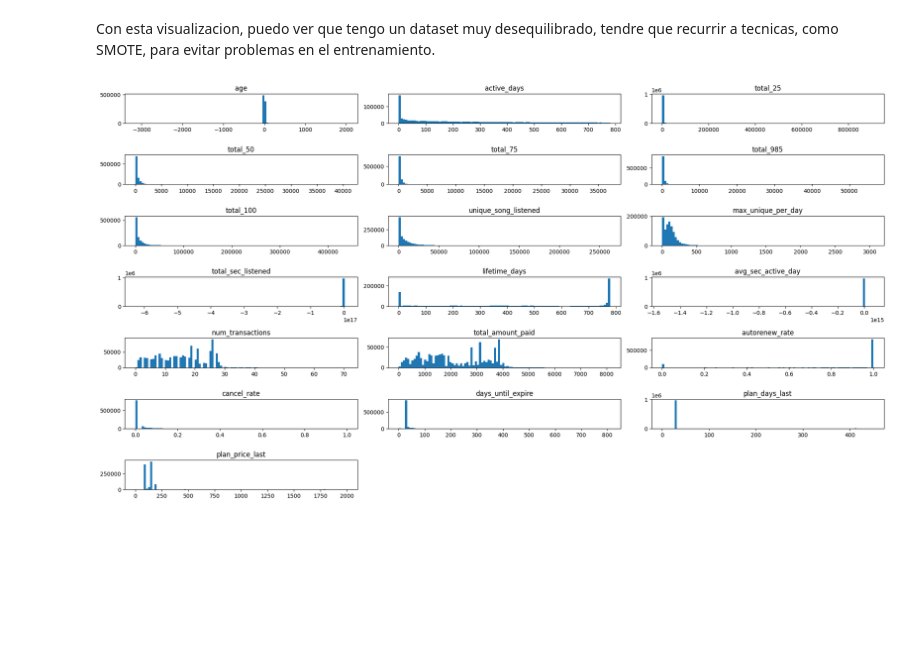
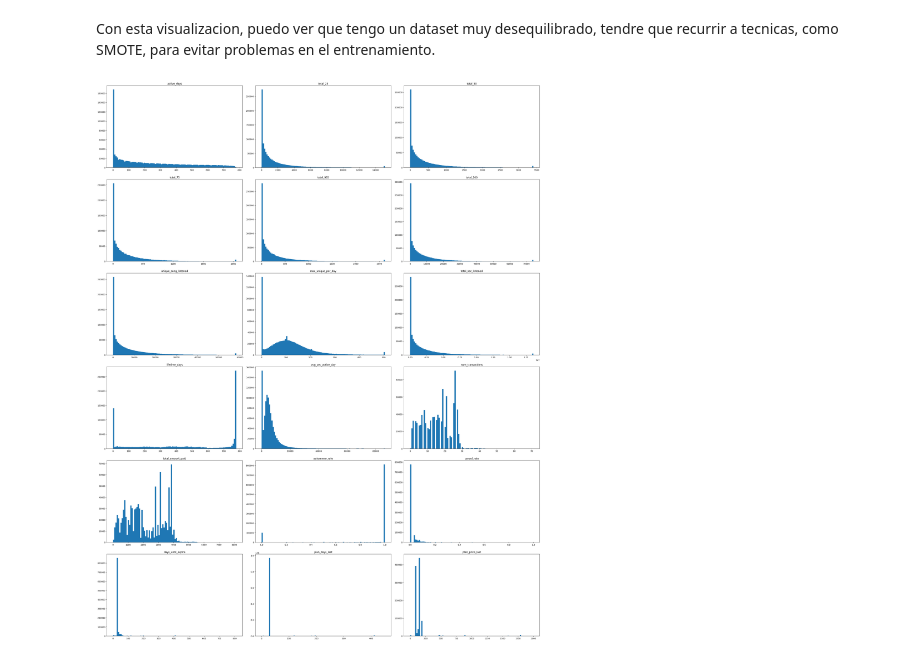
Before and after one commit to Reezo912/Churn-Prediction-KKBox, a Jupyter notebook: src/EDA.ipynb, the cells around one changed output. Drawn from its saved outputs; the diff is of its cells as text; code cells hidden in the pictures; blank space fills up the shorter version.

```diff
--- a/src/EDA.ipynb
+++ b/src/EDA.ipynb
@@ -100,6 +100,10 @@ Convierto las columnas que contienen fechas a DateTime
 # %%
 df[["first_activity", "last_activity"]] = df[["first_activity", "last_activity"]].apply(pd.to_datetime)
 df['registration_init_time'] = pd.to_datetime(df['registration_init_time'], format='%Y%m%d')
+
+df["first_activity"] = df["first_activity"].dt.to_period("D")
+df["last_activity"] = df["last_activity"].dt.to_period("D")
+df["registration_init_time"] = df["registration_init_time"].dt.to_period("D")
 # %% [markdown]
 Tambien imputare como 0 los que no han tenido actividad en el apartado de transacciones, esto puede ser un marcador importante de clientes que van a abandonar el servicio u han abandonado
 # %%
@@ -135,0 +137,2 @@ memory usage: 170.4 MB
+# %%
+df.drop(columns='age', inplace=True)
@@ -135,0 +145,8 @@ memory usage: 170.4 MB
+# %%
+cap_cols = ["total_25","total_50","total_75","total_985","total_100",
+            "unique_song_listened","max_unique_per_day","total_sec_listened"]
+
+p = 0.995
+for c in cap_cols:
+    q = df[c].quantile(p)
+    df[c] = np.where(df[c] > q, q, df[c])
@@ -156,20 +207,20 @@ Con esta visualizacion, puedo ver que tengo un dataset muy desequilibrado, tendr
 # %%
 num_cols = df.select_dtypes(include=["number"]).columns.drop("is_churn")
 
 n = len(df.columns)
 
-fig, axes = plt.subplots(nrows=(n // 3) + (n % 3 > 0), ncols=3, figsize=(20, 12))
+fig, axes = plt.subplots(nrows=(n // 3) + (n % 3 > 0), ncols=3, figsize=(30, 50))
 axes = axes.flatten()
 
 
 for idx, var in enumerate(num_cols):
-    axes[idx].hist(df[var],bins=100)
+    axes[idx].hist(df[var], bins=100)
     axes[idx].set_title(var)
 
 for j in range(idx + 1, len(axes)):
     fig.delaxes(axes[j])
 
 plt.tight_layout()
 plt.show()
 # %% [output]
-[figure, old version]
+[figure, new version]
```
Also changed, not shown: parts of 15 cells of this notebook, 1 other file.
